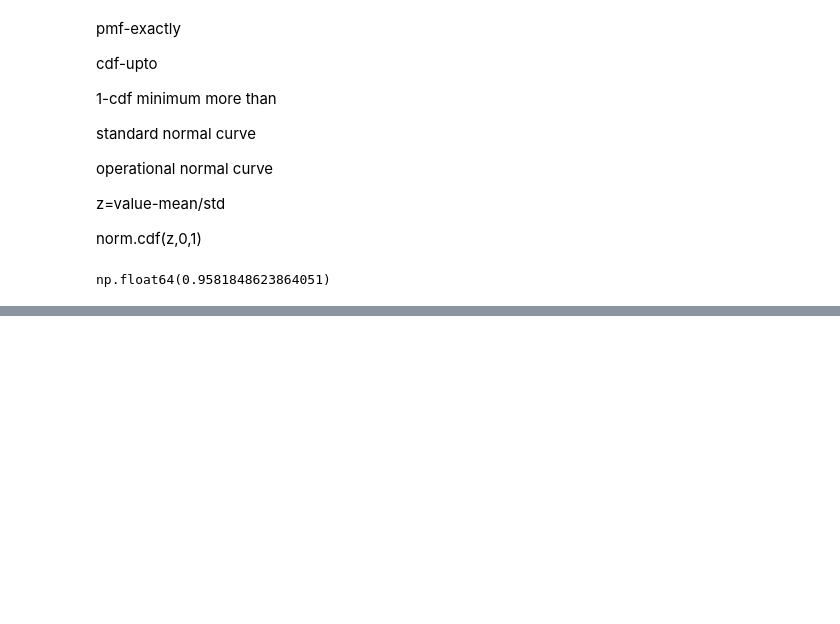
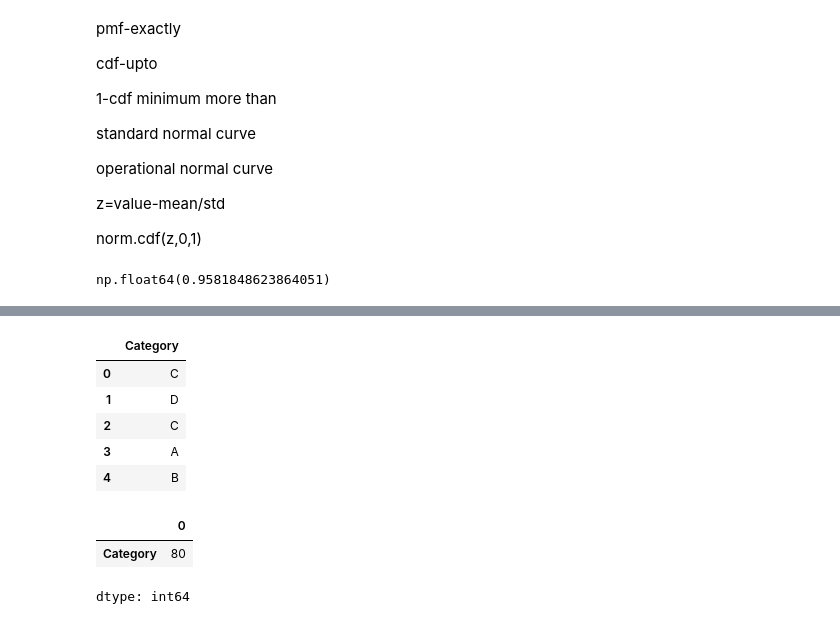
Before and after one commit to chaitanysaraswat/Advanced-Analytics-Using-Statistics, a Jupyter notebook: lecture7.ipynb, the cells around one changed output, grey strips where cells are left out. Drawn from its saved outputs; the diff is of its cells as text; code cells hidden in the pictures; blank space fills up the shorter version.

```diff
--- a/lecture7.ipynb
+++ b/lecture7.ipynb
@@ -35,0 +72,16 @@ students t distribution:
+# %%
+df=pd.read_excel("/content/drive/MyDrive/My pitch/data1.xlsx")
+df.head()
+# %% [output]
+|  | Category |
+| 0 | C |
+| 1 | D |
+| 2 | C |
+| 3 | A |
+| 4 | B |
+# %%
+df.isnull().sum()
+# %% [output]
+|  | 0 |
+| Category | 80 |
+dtype: int64
```
Also changed, not shown: parts of 24 cells of this notebook.
